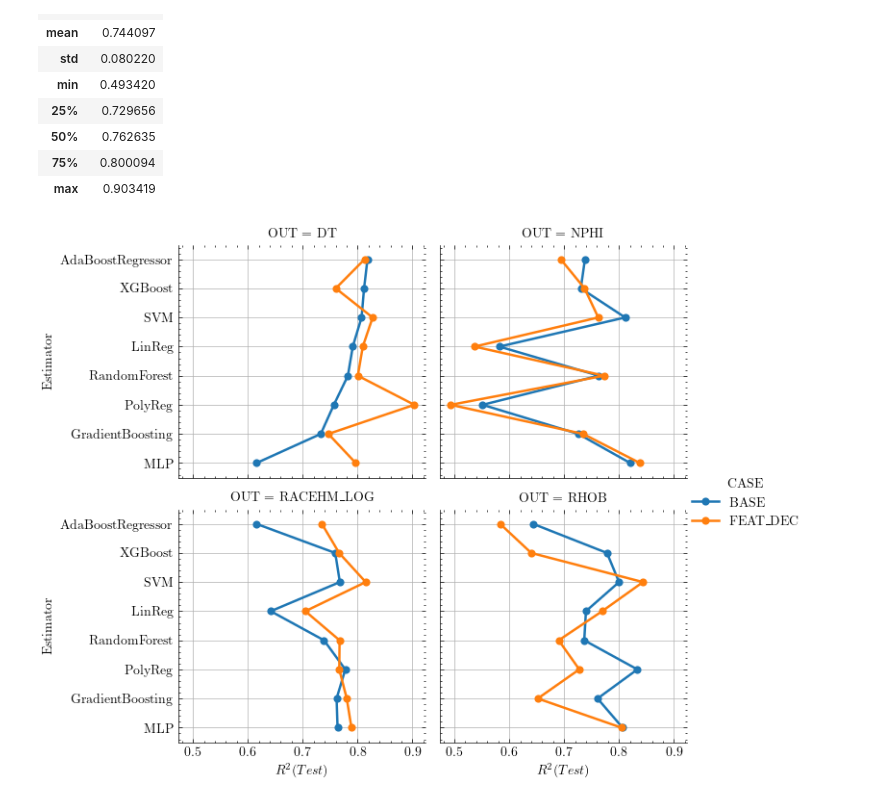
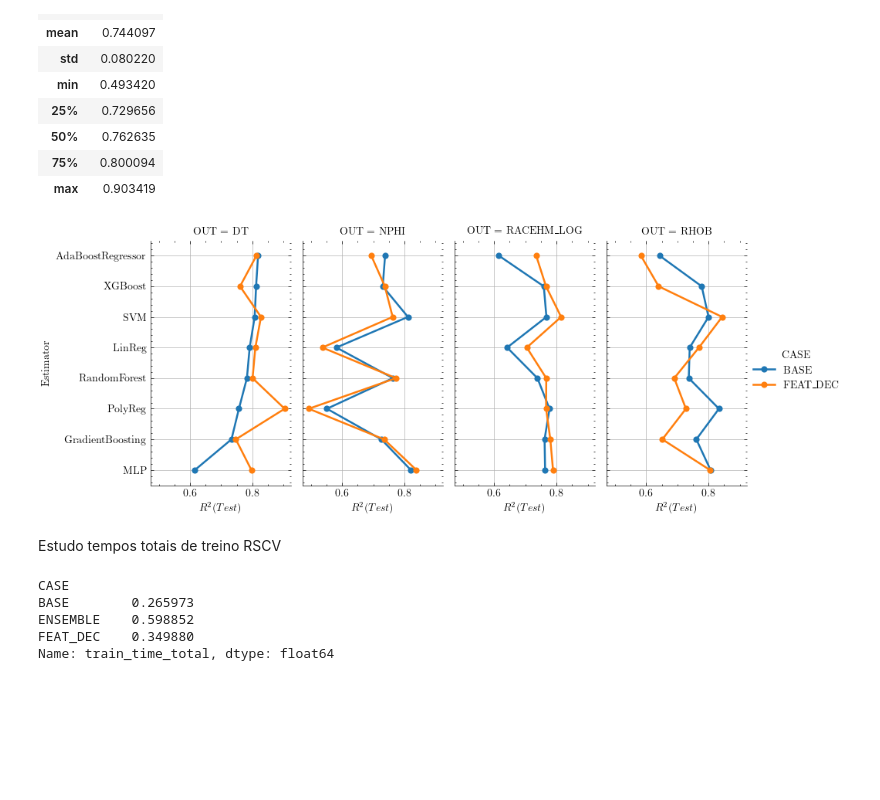
Before and after one commit to felipecostapereira/SYSID_well_logs, a Jupyter notebook: posproc_science_plots_train2.ipynb, the cells around one changed output. Drawn from its saved outputs; the diff is of its cells as text; code cells hidden in the pictures; blank space fills up the shorter version.

```diff
--- a/posproc_science_plots_train2.ipynb
+++ b/posproc_science_plots_train2.ipynb
@@ -710,10 +710,10 @@ df_best_estim_pivot_r2
 anr2 = df_best_estim_pivot_r2.values.round(2)
 # anr2 = np.round(anr2,2)
 anr2 = anr2.astype('str')
-anr2[4,0] += ' (Best)'
-anr2[3,1] += ' (Best)'
-anr2[6,2] += ' (Best)'
-anr2[3,3] += ' (Best)'
+anr2[4,0] += '\nBest'
+anr2[3,1] += '\nBest'
+anr2[6,2] += '\nBest'
+anr2[3,3] += '\nBest'
 anr2
 # %% [output]
 array([['0.84', '0.75', '0.75', '0.64'],
@@ -796,12 +796,15 @@ df_dec.describe()
 | 75% | 0.800094 |
 | max | 0.903419 |
 # %%
-g = sns.catplot(data=df_dec, x='R2_TE', y='ESTIMATOR', hue='CASE', col='OUT', kind='point', height=3, aspect=1.2, palette='tab10', col_wrap=2);
+# g = sns.catplot(data=df_dec, x='R2_TE', y='ESTIMATOR', hue='CASE', col='OUT', kind='point', height=3, aspect=1.2, palette='tab10', col_wrap=2);
+g = sns.catplot(data=df_dec, x='R2_TE', y='ESTIMATOR', hue='CASE', col='OUT', kind='point', height=4, aspect=.6, palette='tab10');
 g.set_xlabels('$R^2(Test)$')
 g.set_ylabels('Estimator')
 # g.despine()
 for ax in g.axes.flatten(): ax.grid()
 
-fig.savefig('./Images/catplot_featdec_results.pdf', format='pdf')
+g.savefig('./Images/catplot_featdec_results.pdf', format='pdf')
 # %% [output]
-[figure, old version]
+[figure, new version]
+# %% [markdown]
+Estudo tempos totais de treino RSCV
@@ -807,0 +821,10 @@ fig.savefig('./Images/catplot_featdec_results.pdf', format='pdf')
+# %%
+df_results.groupby(['CASE'])['train_time_total'].mean()
+
+# df_results.groupby(['OUT','CASE'])['train_time_total'].mean()
+# %% [output]
+CASE
+BASE        0.265973
+ENSEMBLE    0.598852
+FEAT_DEC    0.349880
+Name: train_time_total, dtype: float64
```
Also changed, not shown: parts of 5 cells of this notebook, 2 other files.
